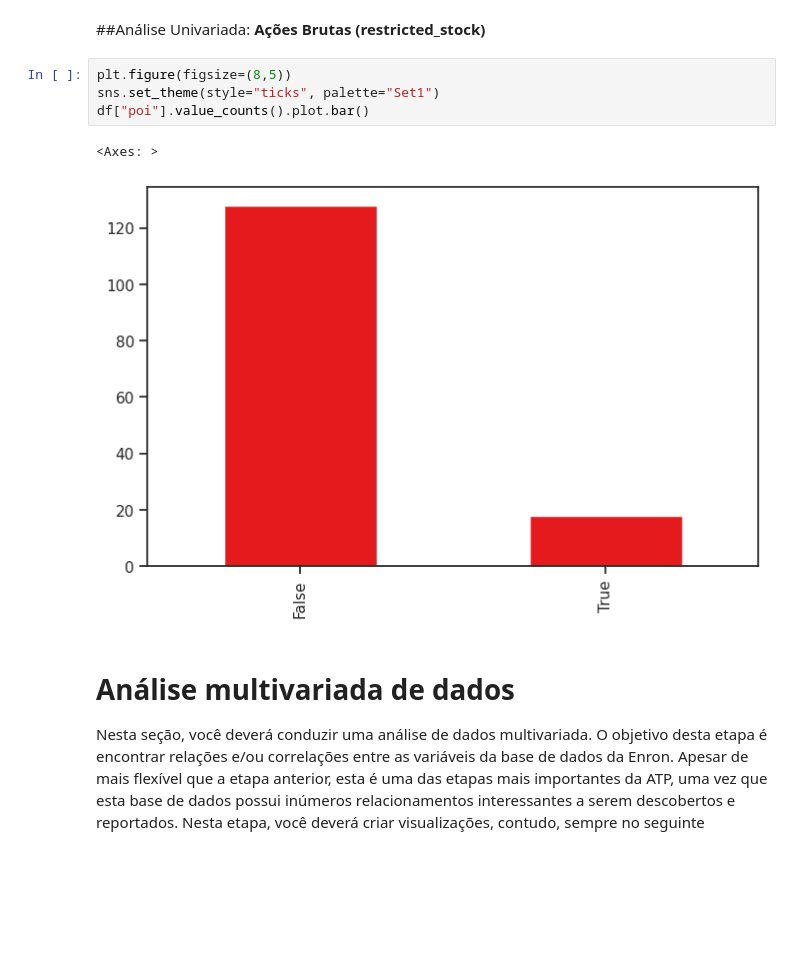
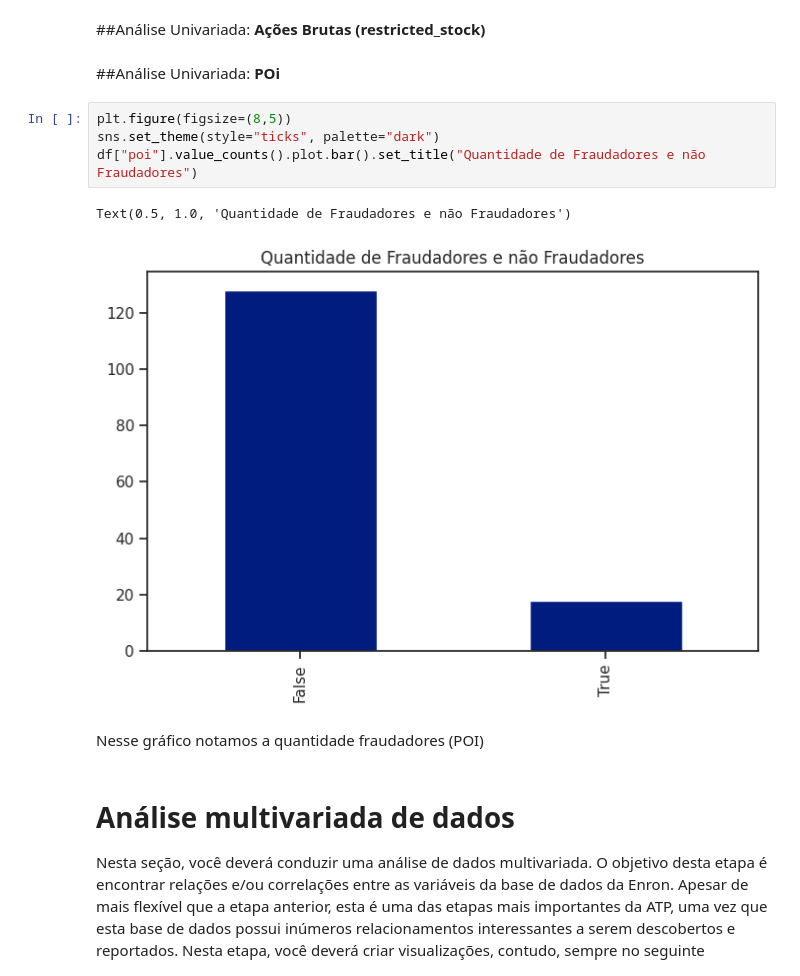
Before and after one commit to DeVSartor/ATP-Puc, a Jupyter notebook: ATP_analise_preparacao_dados_template_AS.ipynb, the cells around one changed output. Saved outputs shown, nothing was run; the diff lists cells and outputs as text; blank space fills up the shorter version.

```diff
--- a/ATP_analise_preparacao_dados_template_AS.ipynb
+++ b/ATP_analise_preparacao_dados_template_AS.ipynb
@@ -386,13 +389,17 @@ plt.ticklabel_format(style='sci', axis='x', scilimits=(2,1))
 Após retirada dos outliers, conseguimos visualizar melhor o boxplot juntamente com o histograma e verificar a distribuição assimétrica em que os dados aparecem com maior frequência a medida que os valores são menores.
 # %% [markdown]
 ##Análise Univariada:  **Ações Brutas (restricted_stock)**
+# %% [markdown]
+##Análise Univariada:  **POi**
 # %%
 plt.figure(figsize=(8,5))
-sns.set_theme(style="ticks", palette="Set1")
-df["poi"].value_counts().plot.bar()
+sns.set_theme(style="ticks", palette="dark")
+df["poi"].value_counts().plot.bar().set_title("Quantidade de Fraudadores e não Fraudadores")
 # %% [output]
-<Axes: >
+Text(0.5, 1.0, 'Quantidade de Fraudadores e não Fraudadores')
-[figure, old version]
+[figure, new version]
+# %% [markdown]
+Nesse gráfico notamos a quantidade fraudadores (POI)
 # %% [markdown]
 # Análise multivariada de dados
 
```
Also changed, not shown: parts of 31 cells of this notebook.
